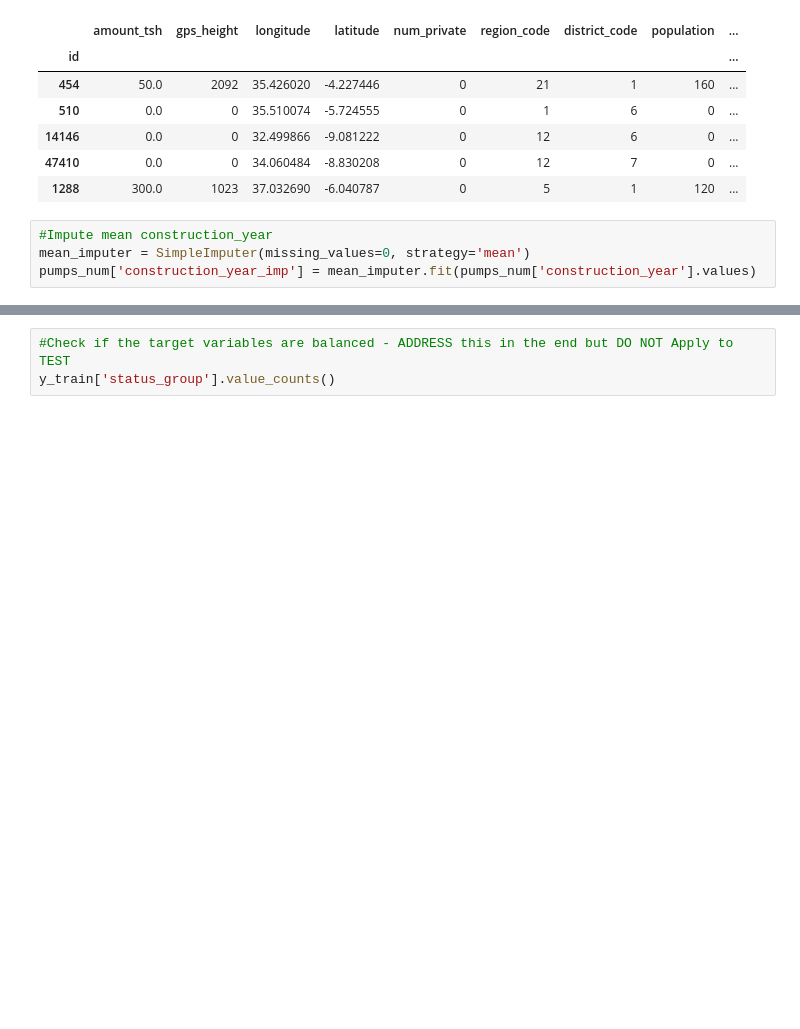
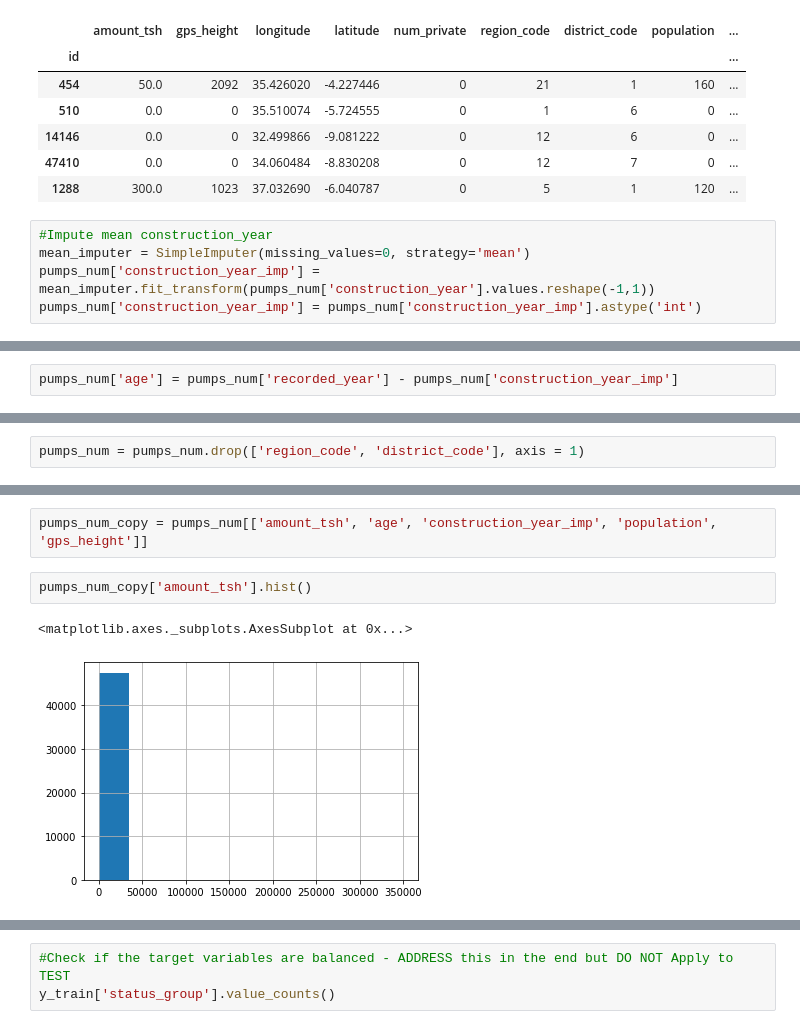
Before and after one commit to iremnasir/bootcamp_progress, a Jupyter notebook: Week_02/Pumps_Revised.ipynb, the cells around one changed output, grey strips where cells are left out. Cells and saved outputs as stored; diff of their text form; blank space fills up the shorter version.

```diff
--- a/Week_02/Pumps_Revised.ipynb
+++ b/Week_02/Pumps_Revised.ipynb
@@ -301,5 +302,6 @@ pumps_num.head()
 # %%
 #Impute mean construction_year
 mean_imputer = SimpleImputer(missing_values=0, strategy='mean')
-pumps_num['construction_year_imp'] = mean_imputer.fit(pumps_num['construction_year'].values)
+pumps_num['construction_year_imp'] = mean_imputer.fit_transform(pumps_num['construction_year'].values.reshape(-1,1))
+pumps_num['construction_year_imp'] = pumps_num['construction_year_imp'].astype('int')
 # %% [output]
@@ -308,0 +318,2 @@ Reshape your data either using array.reshape(-1, 1) if your data has a single fe
+# %%
+pumps_num['age'] = pumps_num['recorded_year'] - pumps_num['construction_year_imp']
@@ -308,0 +342,2 @@ Reshape your data either using array.reshape(-1, 1) if your data has a single fe
+# %%
+pumps_num = pumps_num.drop(['region_code', 'district_code'], axis = 1)
@@ -308,0 +354,7 @@ Reshape your data either using array.reshape(-1, 1) if your data has a single fe
+# %%
+pumps_num_copy = pumps_num[['amount_tsh', 'age', 'construction_year_imp', 'population', 'gps_height']]
+# %%
+pumps_num_copy['amount_tsh'].hist()
+# %% [output]
+<matplotlib.axes._subplots.AxesSubplot at 0x...>
+[figure, added]
```
Also changed, not shown: parts of 69 cells of this notebook.
